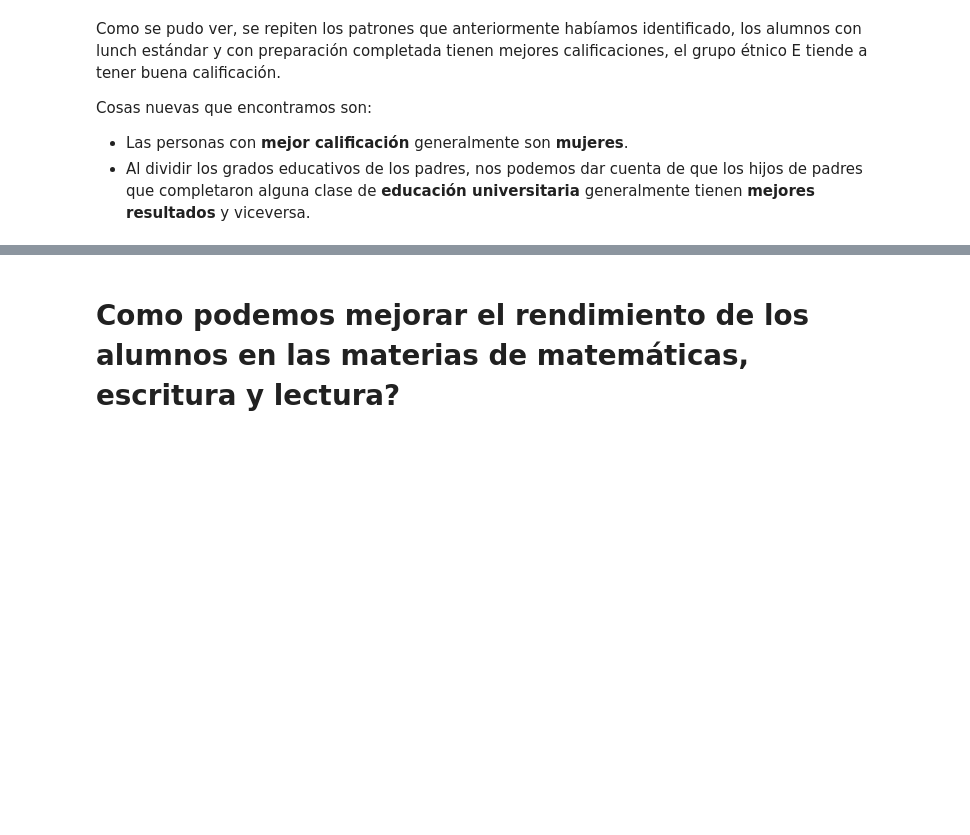
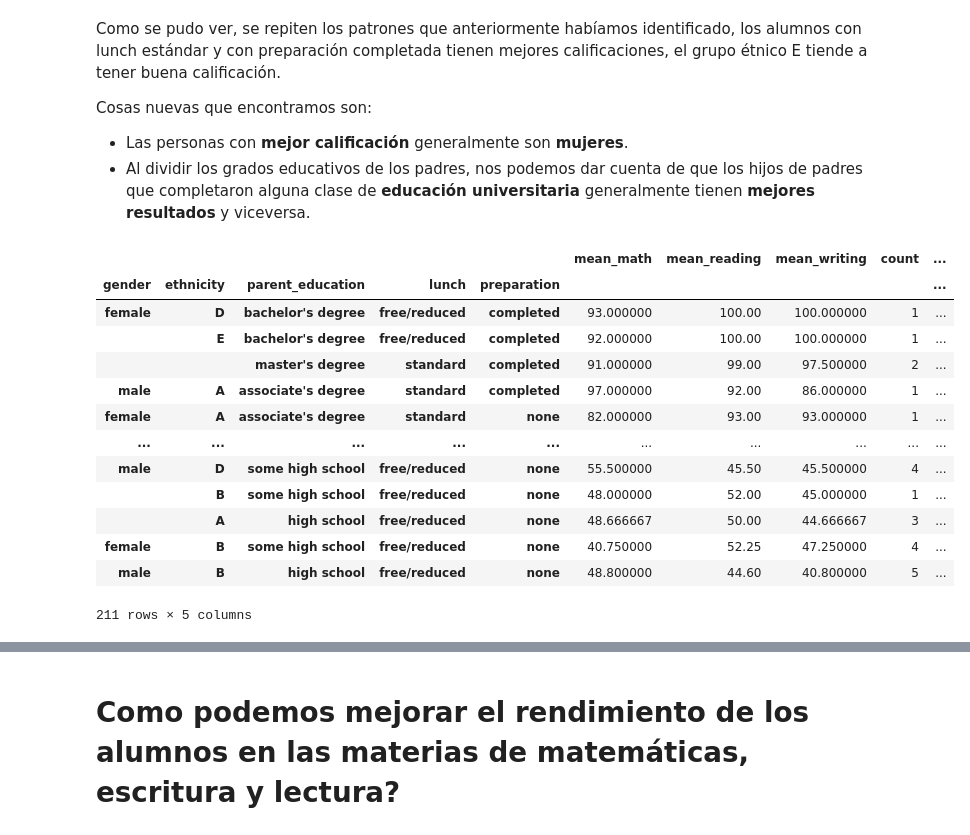
Before and after one commit to MarioChvx/ciencia_de_datos_PAMBAZO, a Jupyter notebook: proyectos/unidad1/proyecto_eda/EDA_Students_performance.ipynb, the cells around one changed output, grey strips where cells are left out. Saved outputs shown, nothing was run; the diff lists cells and outputs as text; code cells hidden in the pictures; blank space fills up the shorter version.

```diff
--- a/proyectos/unidad1/proyecto_eda/EDA_Students_performance.ipynb
+++ b/proyectos/unidad1/proyecto_eda/EDA_Students_performance.ipynb
@@ -489,0 +501,35 @@ Cosas nuevas que encontramos son:
+# %%
+means = {name: 'mean' for name in list(df.select_dtypes(include= 'int'))}
+
+means.update({'gender': 'count'})
+
+(
+    df
+    .groupby(list(df.select_dtypes(include= 'object')))
+    .agg(means)
+    .rename(columns={
+        'gender': 'count',
+        'math_score': 'mean_math',
+        'reading_score': 'mean_reading',
+        'writing_score': 'mean_writing',
+    })
+    .assign(
+        total_mean = lambda df: (df.mean_math + df.mean_reading + df.mean_writing) / 3
+    )
+    .sort_values('total_mean', ascending= False)
+)
+# %% [output]
+|  |  |  |  |  | mean_math | mean_reading | mean_writing | count | ... |
+| gender | ethnicity | parent_education | lunch | preparation |  |  |  |  | ... |
+| female | D | bachelor's degree | free/reduced | completed | 93.000000 | 100.00 | 100.000000 | 1 | ... |
+|  | E | bachelor's degree | free/reduced | completed | 92.000000 | 100.00 | 100.000000 | 1 | ... |
+|  |  | master's degree | standard | completed | 91.000000 | 99.00 | 97.500000 | 2 | ... |
+| male | A | associate's degree | standard | completed | 97.000000 | 92.00 | 86.000000 | 1 | ... |
+| female | A | associate's degree | standard | none | 82.000000 | 93.00 | 93.000000 | 1 | ... |
+| ... | ... | ... | ... | ... | ... | ... | ... | ... | ... |
+| male | D | some high school | free/reduced | none | 55.500000 | 45.50 | 45.500000 | 4 | ... |
+|  | B | some high school | free/reduced | none | 48.000000 | 52.00 | 45.000000 | 1 | ... |
+|  | A | high school | free/reduced | none | 48.666667 | 50.00 | 44.666667 | 3 | ... |
+| female | B | some high school | free/reduced | none | 40.750000 | 52.25 | 47.250000 | 4 | ... |
+| male | B | high school | free/reduced | none | 48.800000 | 44.60 | 40.800000 | 5 | ... |
+211 rows × 5 columns
```
Also changed, not shown: parts of 4 cells of this notebook.
